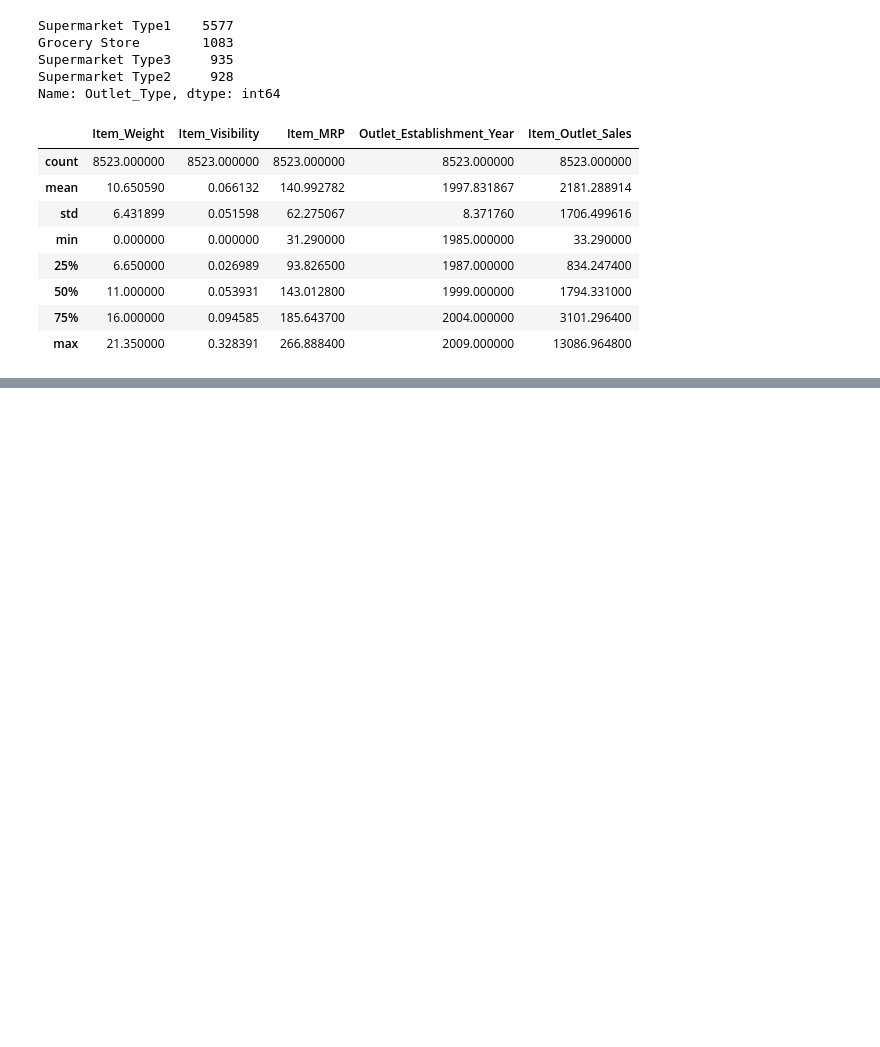
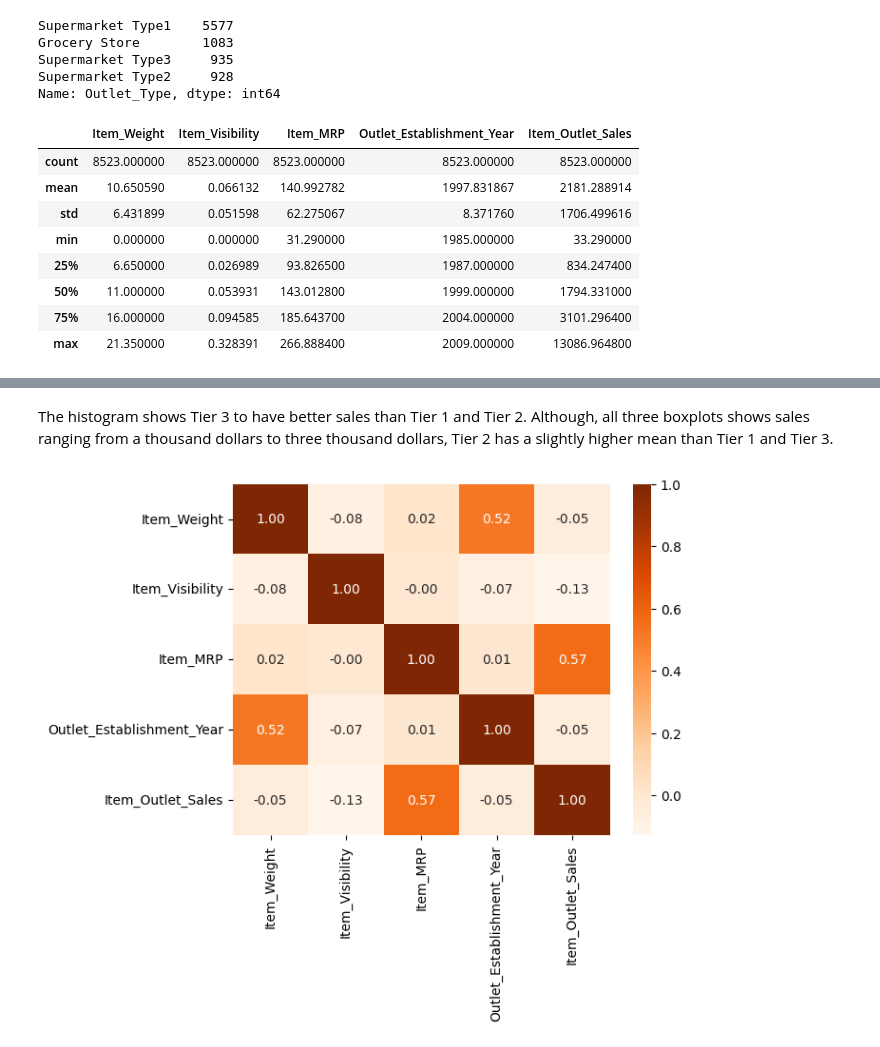
Before and after one commit to hannahcanon09/sales-predictions, a Jupyter notebook: CANON_Project_1_(Core).ipynb, the cells around one changed output, grey strips where cells are left out. Cells and saved outputs as stored; diff of their text form; code cells hidden in the pictures; blank space fills up the shorter version.

```diff
--- a/CANON_Project_1_(Core).ipynb
+++ b/CANON_Project_1_(Core).ipynb
@@ -385,0 +466,9 @@ df.describe()
+# %% [markdown]
+The histogram shows Tier 3 to have better sales than Tier 1 and Tier 2. Although, all three boxplots shows sales ranging from a thousand dollars to three thousand dollars, Tier 2 has a slightly higher mean than Tier 1 and Tier 3.
+# %%
+# Heatmap to show correlation between features
+
+corr=df.corr()
+sns.heatmap(corr, cmap = 'Oranges', annot = True, fmt = '.2f');
+# %% [output]
+[figure, added]
```
Also changed, not shown: parts of 16 cells of this notebook.
